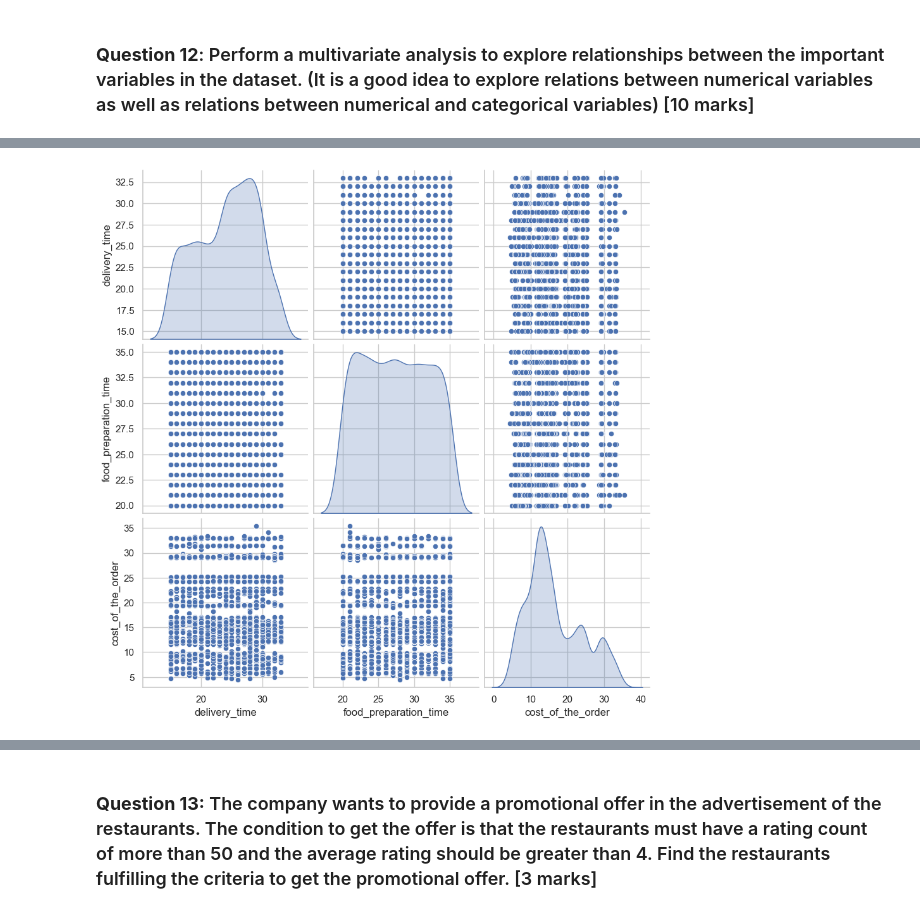
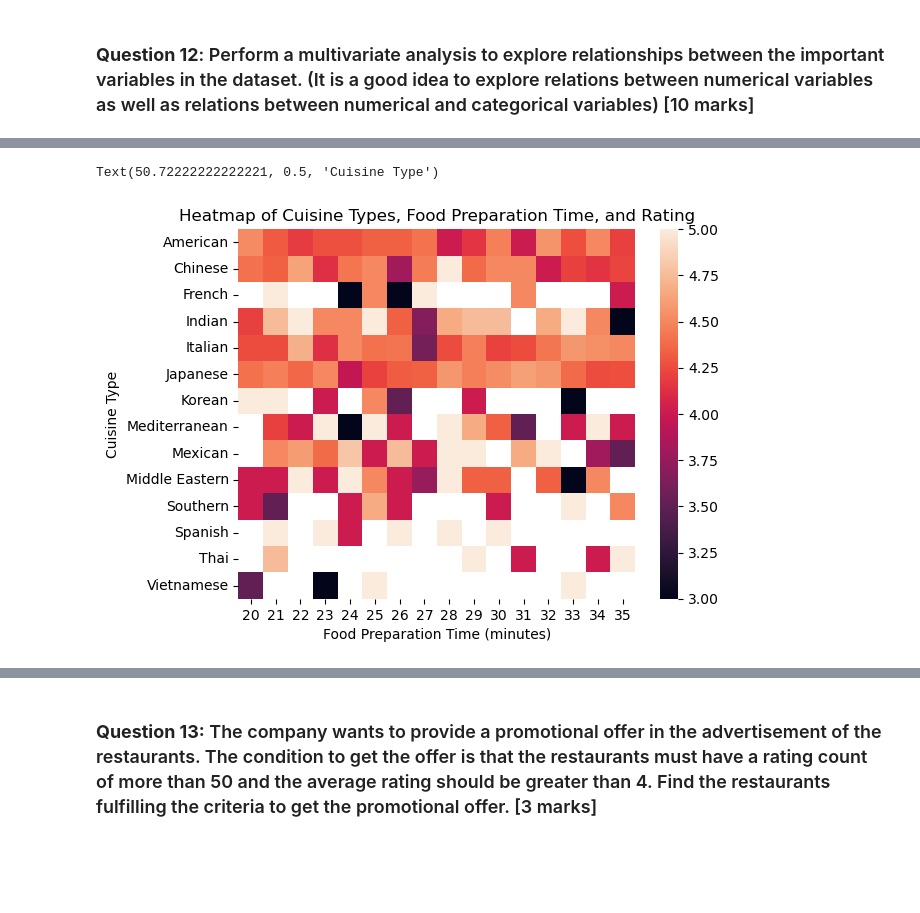
Before and after one commit to ZhiyaoShu/Data-visualization---Foodhub, a Jupyter notebook: FDS_Project_LearnerNotebook_LowCode.ipynb, the cells around one changed output, grey strips where cells are left out. Drawn from its saved outputs; the diff is of its cells as text; code cells hidden in the pictures; blank space fills up the shorter version.

```diff
--- a/FDS_Project_LearnerNotebook_LowCode.ipynb
+++ b/FDS_Project_LearnerNotebook_LowCode.ipynb
@@ -361,8 +367,0 @@ plt.legend(title='Cuisine Types', bbox_to_anchor=(1, 1))
-# %%
-# Create a pair plot for 'delivery time', 'food preparation time' and 'cost of the order'
-numerical_cols = ['delivery_time', 'food_preparation_time', 'cost_of_the_order']
-
-# Create the pairplot
-sns.pairplot(df[numerical_cols], kind='scatter', diag_kind='kde', height=3)
-# %% [output]
-[figure, removed]
@@ -368,0 +370,9 @@ sns.pairplot(df[numerical_cols], kind='scatter', diag_kind='kde', height=3)
+# %%
+# Create plot for cuisine types, food preperation time and ratings
+sns.heatmap(df.pivot_table(index='cuisine_type',columns='food_preparation_time',values='rating'))
+plt.title("Heatmap of Cuisine Types, Food Preparation Time, and Rating")
+plt.xlabel("Food Preparation Time (minutes)")
+plt.ylabel("Cuisine Type")
+# %% [output]
+Text(50.72222222222221, 0.5, 'Cuisine Type')
+[figure, added]
```
Also changed, not shown: parts of 6 cells of this notebook, 2 other files.
